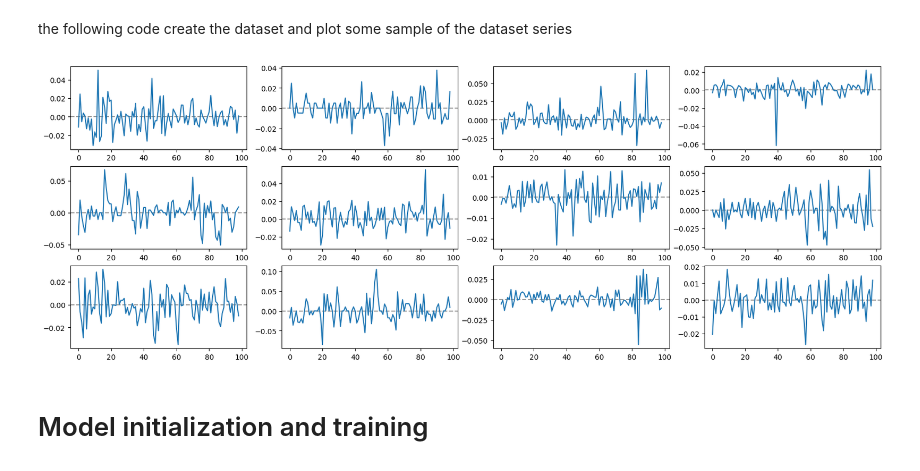
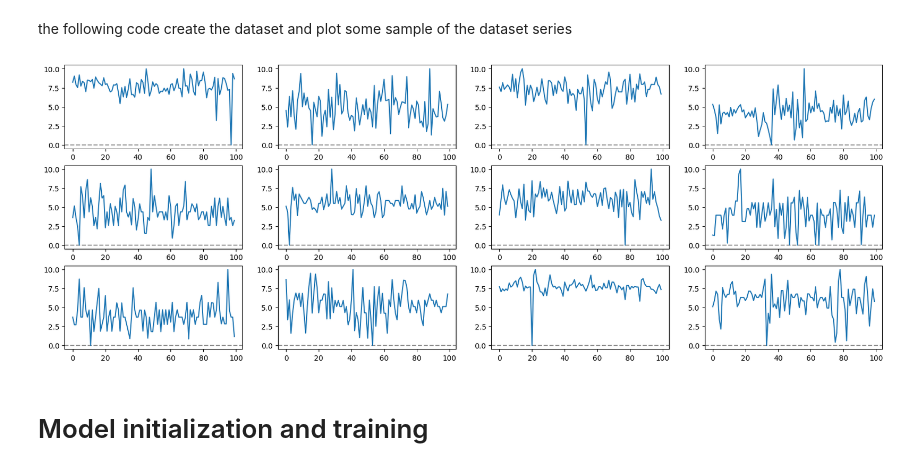
Before and after one commit to riccardobollati/GANs_for_financial_series_generation, a Jupyter notebook: main.ipynb, the cells around one changed output. Cells and saved outputs as stored; diff of their text form; code cells hidden in the pictures.

```diff
--- a/main.ipynb
+++ b/main.ipynb
@@ -27,21 +27,26 @@ The following function transform the data bere using them as input for the model
 #create the transformer to scale the series
 class ScaleInput:
 
-    def __init__(self, scale) -> None:
+    '''
+    this transformer scale the sample multiplying each entry by a scaling factor
+    ::param:scale: scaling factor
+    '''
+
+    def __init__(self, scale:int) -> None:
         self.scale = scale
 
-    def __call__(self, sample):
+    def __call__(self, sample:torch.tensor) -> torch.tensor:
         return sample * self.scale
 
-# X_std = (X - X.min(axis=0)) / (X.max(axis=0) - X.min(axis=0))
-# X_scaled = X_std * (max - min) + min
-
 class Magnitude_Scaler:
-
-    def __init__(self, scale):
+    '''
+    this function scale the given serie in a fixed range
+    ::param:scale: a list of two element that are le lower/upper bound of the range
+    '''
+    def __init__(self, scale:list) -> None:
         self.scale = scale
 
-    def __call__(self, sample):
+    def __call__(self, sample:torch.tensor) -> torch.tensor:
 
         cap = torch.max(sample)
         bottom = torch.min(sample)
@@ -53,7 +58,11 @@ class Magnitude_Scaler:
 
 class LogReturns:
 
-    def __call__(self, sample):
+    '''
+    this function turns a serie of price into log returns. To use this function you need to pass a price dataset
+    '''
+
+    def __call__(self, sample:torch.tensor) -> torch.tensor:
 
         R_t = sample[1:]/sample[:-1]
         R_t.apply_(lambda x: np.log(x))
@@ -63,20 +72,20 @@ class LogReturns:
 the following code create the dataset and plot some sample of the dataset series
 # %%
 #initialize the transformer
-scaler_p = Magnitude_Scaler([0,10])
+scaler_p = ScaleInput([100])
 get_log_returns = LogReturns()
 #create the dataset
-dataset = data_prep.WindowsDaset(r'data\dataset_price',transform = get_log_returns)
+dataset = data_prep.WindowsDaset(r'data\dataset_100_winds',transform = scaler_p)
 
 #plot some series
 rows = 3
 columns = 4
 fig, axs = plt.subplots(rows, columns, figsize=(20,7))
 for ax, i in zip(axs.ravel(),np.random.randint(0, len(dataset),size=rows * columns)):
     ax.axhline(0, color = 'black', alpha =0.4, ls = '--')
     ax.plot(dataset[i])
 # %% [output]
-[figure, old version]
+[figure, new version]
 # %% [markdown]
 # Model initialization and training
 # %% [markdown]
```
Also changed, not shown: parts of 6 cells of this notebook, 20 other files.
